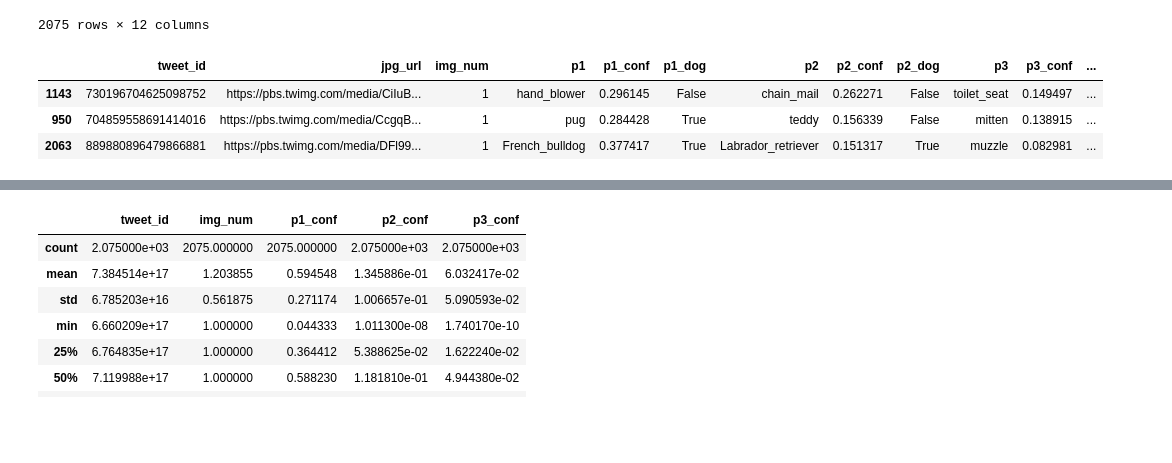
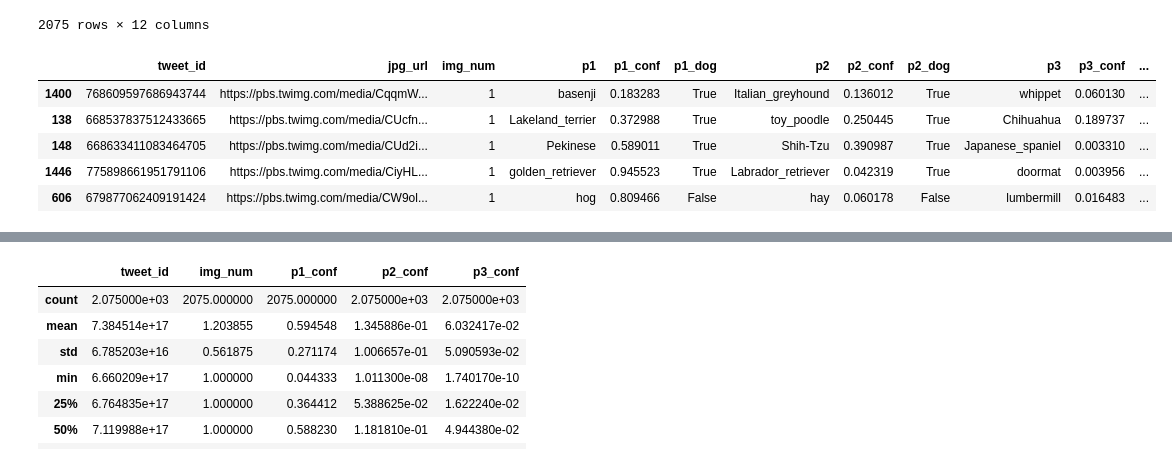
Before and after one commit to sphelps731/Data-Wrangling-and-Modelling, a Jupyter notebook: wrangle_act.ipynb, the cells around one changed output, grey strips where cells are left out. Saved outputs shown, nothing was run; the diff lists cells and outputs as text; code cells hidden in the pictures; blank space fills up the shorter version.

```diff
--- a/wrangle_act.ipynb
+++ b/wrangle_act.ipynb
@@ -6,11 +6,12 @@ In the cell below, gather **all** three pieces of data for this project and load
 1. Directly download the WeRateDogs Twitter archive data (twitter_archive_enhanced.csv)
 # %%
 # loading libraries
-# !pip install --upgrade pandas
+# !pip install --upgrade seaborn
 
 import pandas as pd
 import numpy as np
 import matplotlib.pyplot as plt
+import seaborn as sns
 import requests as rq
 import tweepy as tw
 import json
@@ -18,8 +19,8 @@ import os
 
 from pandas.io.json import json_normalize
 
-# pd.set_option('display.max_columns', 500)
-# pd.set_option('display.max_colwidth', -1)
+pd.set_option('display.max_columns', 500)
+pd.set_option('display.max_colwidth', -1)
 # %%
 # reading in the archive data
 df_archive = pd.read_csv('twitter-archive-enhanced.csv')
@@ -231,10 +246,12 @@ df_image_predict.sort_values(['p1_conf', 'p1'], ascending=False)
 | 38 | 666644823164719104 | https://pbs.twimg.com/media/CUBl6... | 1 | Ibizan_hound | 0.044333 | True | Pembroke | 4.320930e-02 | True | West_Highland_white_terrier | 3.890560e-02 | ... |
 2075 rows × 12 columns
 # %%
-#
-df_image_predict.sample(3)
+# viewing a sample
+df_image_predict.sample(5)
 # %% [output]
 |  | tweet_id | jpg_url | img_num | p1 | p1_conf | p1_dog | p2 | p2_conf | p2_dog | p3 | p3_conf | ... |
-| 1143 | 730196704625098752 | https://pbs.twimg.com/media/CiIuB... | 1 | hand_blower | 0.296145 | False | chain_mail | 0.262271 | False | toilet_seat | 0.149497 | ... |
-| 950 | 704859558691414016 | https://pbs.twimg.com/media/CcgqB... | 1 | pug | 0.284428 | True | teddy | 0.156339 | False | mitten | 0.138915 | ... |
-| 2063 | 889880896479866881 | https://pbs.twimg.com/media/DFl99... | 1 | French_bulldog | 0.377417 | True | Labrador_retriever | 0.151317 | True | muzzle | 0.082981 | ... |
+| 1400 | 768609597686943744 | https://pbs.twimg.com/media/CqqmW... | 1 | basenji | 0.183283 | True | Italian_greyhound | 0.136012 | True | whippet | 0.060130 | ... |
+| 138 | 668537837512433665 | https://pbs.twimg.com/media/CUcfn... | 1 | Lakeland_terrier | 0.372988 | True | toy_poodle | 0.250445 | True | Chihuahua | 0.189737 | ... |
+| 148 | 668633411083464705 | https://pbs.twimg.com/media/CUd2i... | 1 | Pekinese | 0.589011 | True | Shih-Tzu | 0.390987 | True | Japanese_spaniel | 0.003310 | ... |
+| 1446 | 775898661951791106 | https://pbs.twimg.com/media/CiyHL... | 1 | golden_retriever | 0.945523 | True | Labrador_retriever | 0.042319 | True | doormat | 0.003956 | ... |
+| 606 | 679877062409191424 | https://pbs.twimg.com/media/CW9ol... | 1 | hog | 0.809466 | False | hay | 0.060178 | False | lumbermill | 0.016483 | ... |
```
Also changed, not shown: parts of 108 cells of this notebook.
